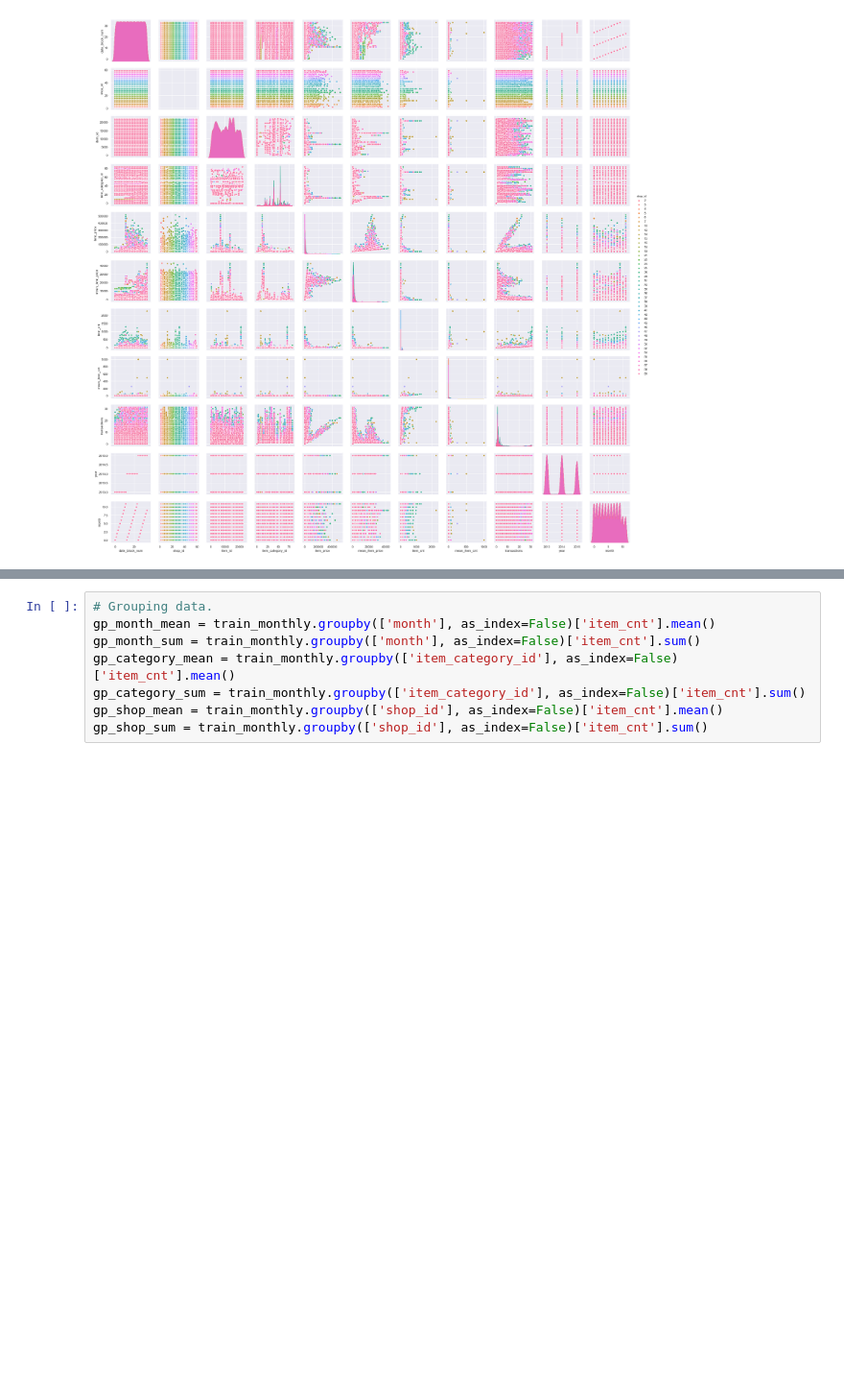
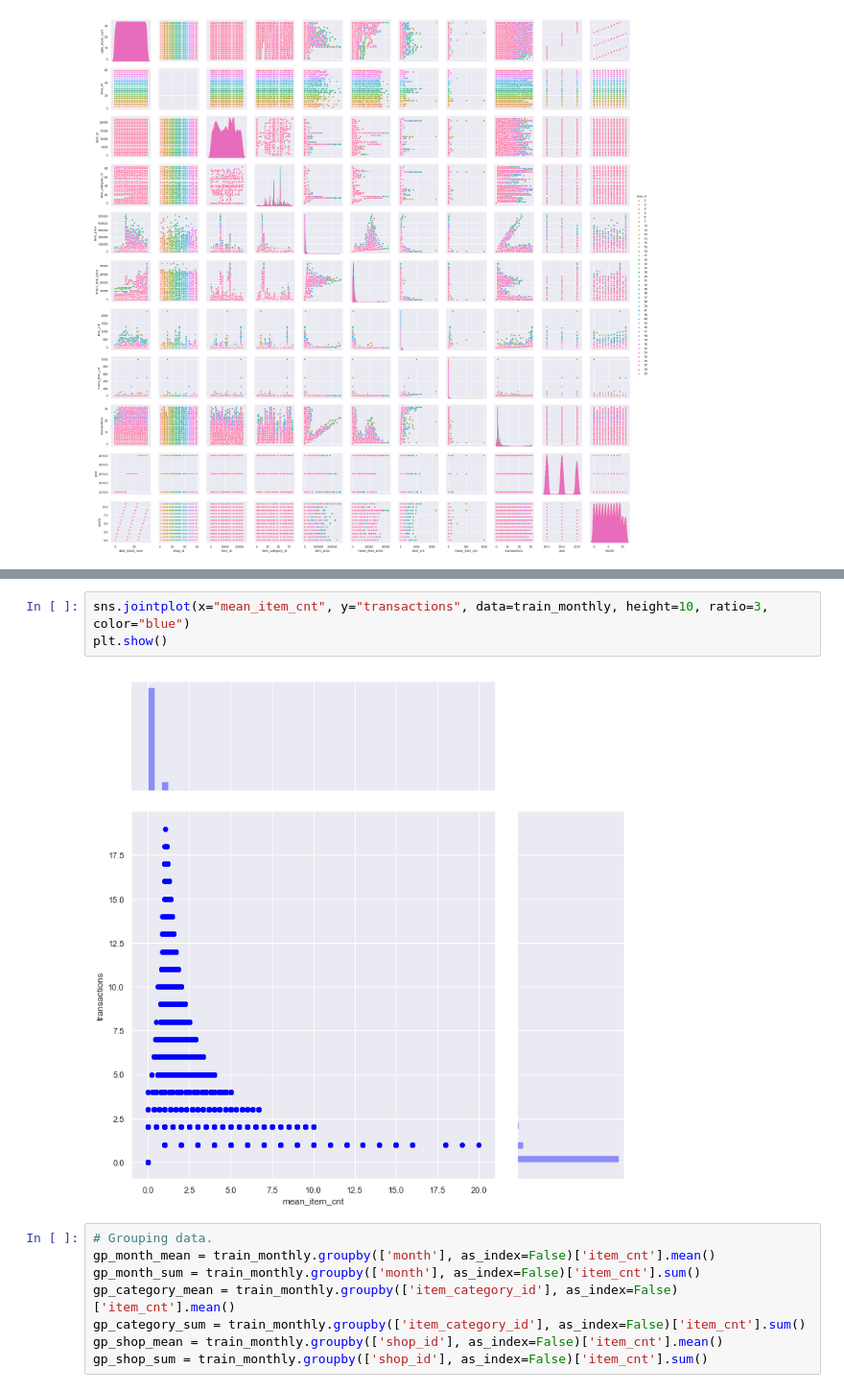
Before and after one commit to JinZhang-001899149/Machine_Learning, a Jupyter notebook: FinalProject_7390/jupyternotebook/Project_GiveME2.ipynb, the cells around one changed output, grey strips where cells are left out. Shown at 96% size. Cells and saved outputs as stored; diff of their text form; blank space fills up the shorter version.

```diff
--- a/FinalProject_7390/jupyternotebook/Project_GiveME2.ipynb
+++ b/FinalProject_7390/jupyternotebook/Project_GiveME2.ipynb
@@ -163,3 +281,8 @@ sns.pairplot(train_monthly, hue="shop_id")
+# %%
+sns.jointplot(x="mean_item_cnt", y="transactions", data=train_monthly, height=10, ratio=3, color="blue")
+plt.show()
+# %% [output]
+[figure, added]
 # %%
 # Grouping data.
 gp_month_mean = train_monthly.groupby(['month'], as_index=False)['item_cnt'].mean()
```
Also changed, not shown: parts of 72 cells of this notebook, 7 other files.
